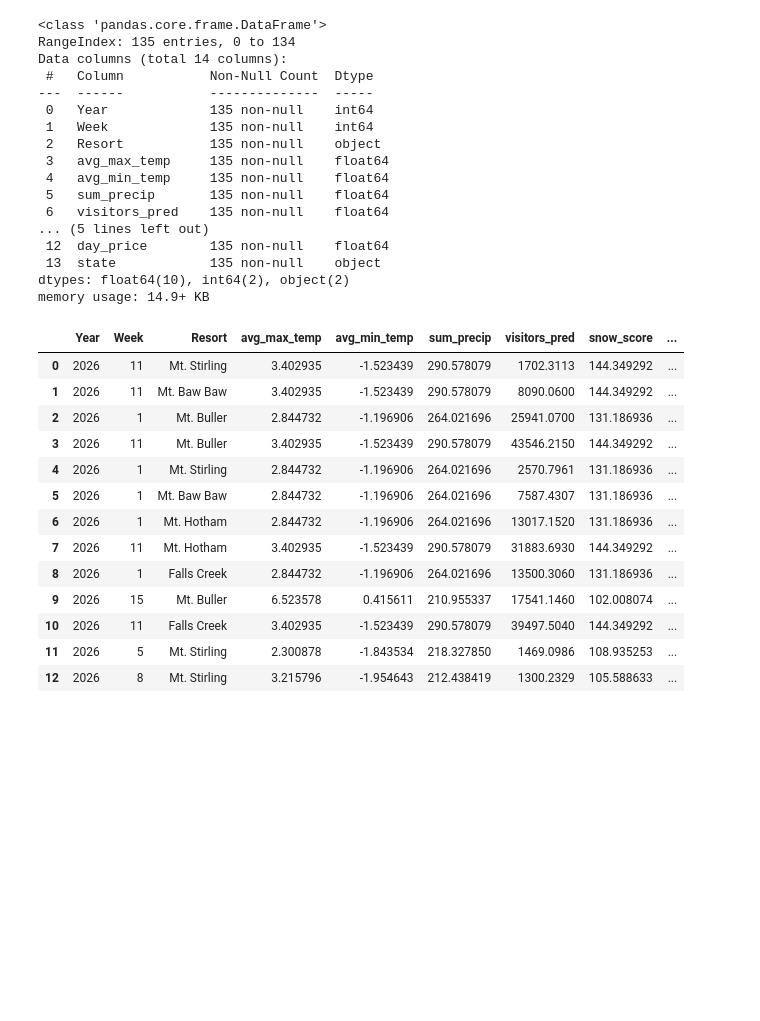
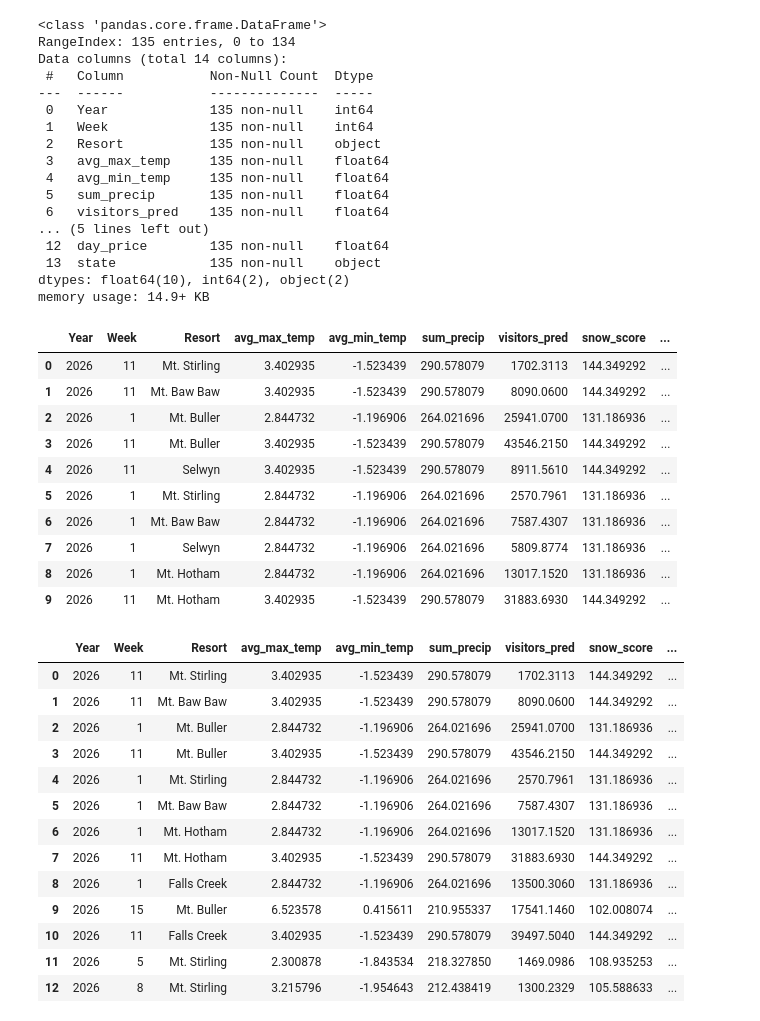
Before and after one commit to bsri0004/R2B2, a Jupyter notebook: predictive/holiday-score.ipynb, the cells around one changed output. Saved outputs shown, nothing was run; the diff lists cells and outputs as text; code cells hidden in the pictures; blank space fills up the shorter version.

```diff
--- a/predictive/holiday-score.ipynb
+++ b/predictive/holiday-score.ipynb
@@ -87,6 +87,20 @@ df_vic_rank_persona2 = df_vic.sort_values("holiday_score_persona2", ascending=Fa
 df_nsw = df_score[df_score["state"]=="NSW"]
 df_nsw_rank_persona1 = df_nsw.sort_values("holiday_score_persona1", ascending=False).reset_index(drop=True)
 df_nsw_rank_persona2 = df_nsw.sort_values("holiday_score_persona2", ascending=False).reset_index(drop=True)
+# %%
+df_score.sort_values("holiday_score_persona1", ascending=False).reset_index(drop=True).head(10)
+# %% [output]
+|  | Year | Week | Resort | avg_max_temp | avg_min_temp | sum_precip | visitors_pred | snow_score | ... |
+| 0 | 2026 | 11 | Mt. Stirling | 3.402935 | -1.523439 | 290.578079 | 1702.3113 | 144.349292 | ... |
+| 1 | 2026 | 11 | Mt. Baw Baw | 3.402935 | -1.523439 | 290.578079 | 8090.0600 | 144.349292 | ... |
+| 2 | 2026 | 1 | Mt. Buller | 2.844732 | -1.196906 | 264.021696 | 25941.0700 | 131.186936 | ... |
+| 3 | 2026 | 11 | Mt. Buller | 3.402935 | -1.523439 | 290.578079 | 43546.2150 | 144.349292 | ... |
+| 4 | 2026 | 11 | Selwyn | 3.402935 | -1.523439 | 290.578079 | 8911.5610 | 144.349292 | ... |
+| 5 | 2026 | 1 | Mt. Stirling | 2.844732 | -1.196906 | 264.021696 | 2570.7961 | 131.186936 | ... |
+| 6 | 2026 | 1 | Mt. Baw Baw | 2.844732 | -1.196906 | 264.021696 | 7587.4307 | 131.186936 | ... |
+| 7 | 2026 | 1 | Selwyn | 2.844732 | -1.196906 | 264.021696 | 5809.8774 | 131.186936 | ... |
+| 8 | 2026 | 1 | Mt. Hotham | 2.844732 | -1.196906 | 264.021696 | 13017.1520 | 131.186936 | ... |
+| 9 | 2026 | 11 | Mt. Hotham | 3.402935 | -1.523439 | 290.578079 | 31883.6930 | 144.349292 | ... |
 # %%
 df_vic_rank_persona1.head(15)
 # %% [output]
```
